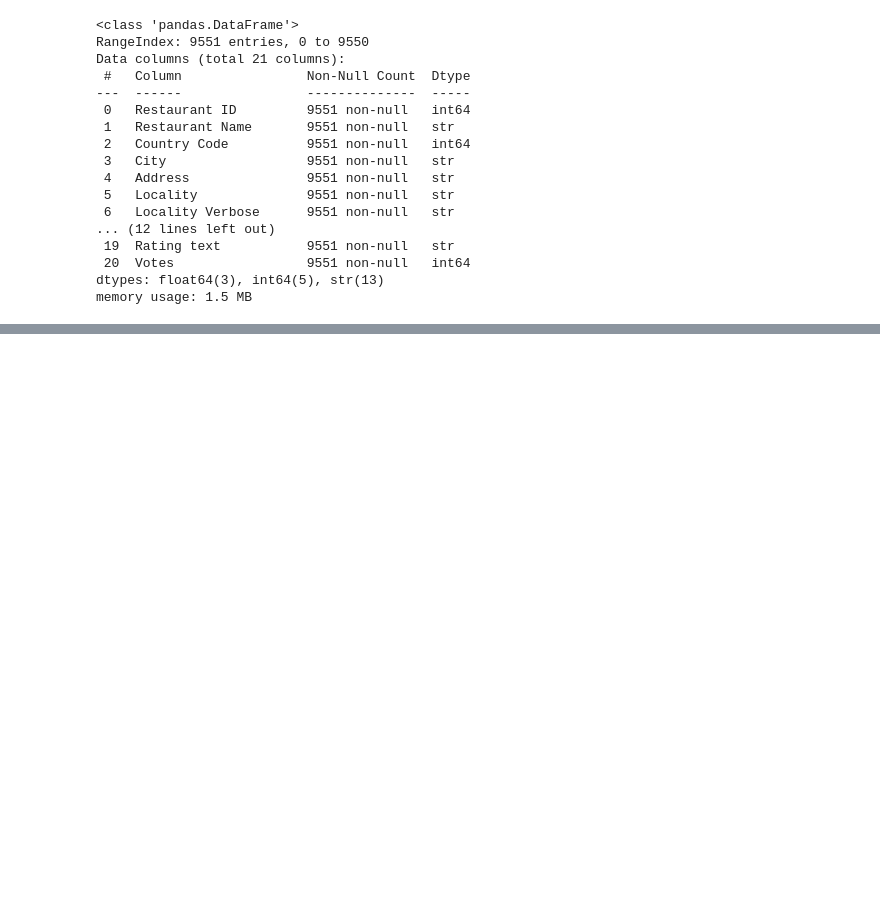
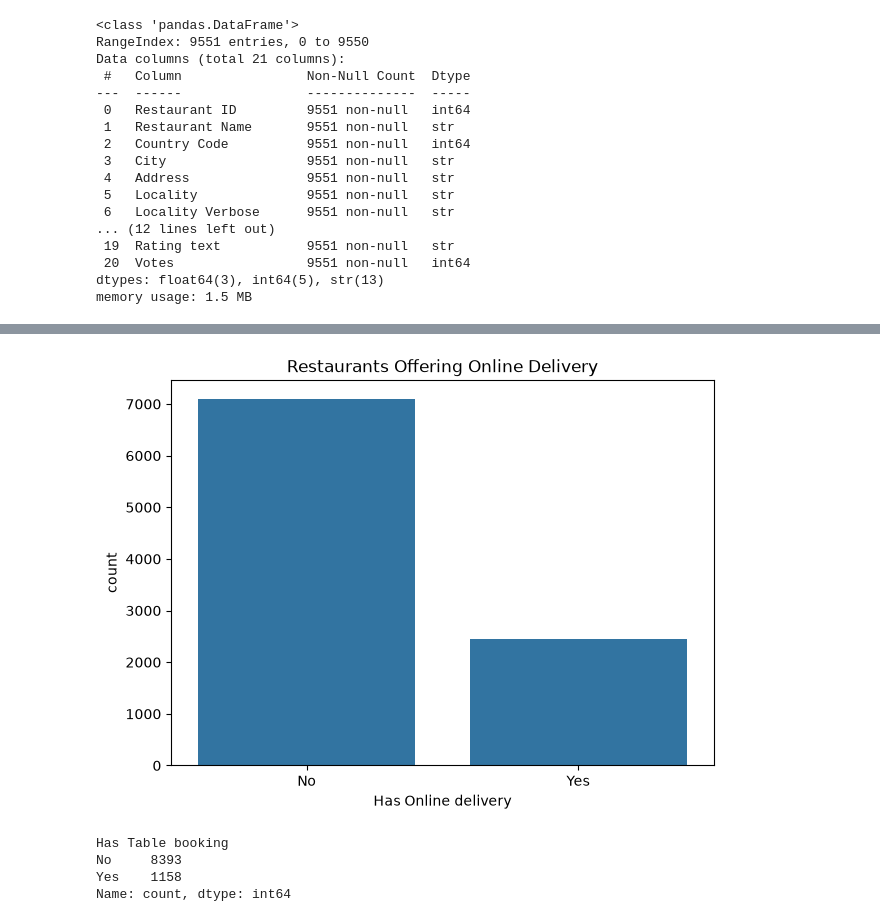
Before and after one commit to aniketsatav/cognifyz-machine-learning-internship, a Jupyter notebook: notebooks/01_EDA_Data_Cleaning.ipynb, the cells around one changed output, grey strips where cells are left out. Saved outputs shown, nothing was run; the diff lists cells and outputs as text; code cells hidden in the pictures; blank space fills up the shorter version.

```diff
--- a/notebooks/01_EDA_Data_Cleaning.ipynb
+++ b/notebooks/01_EDA_Data_Cleaning.ipynb
@@ -81,0 +367,23 @@ memory usage: 1.5 MB
+# %%
+plt.figure(figsize=(7, 5))
+
+sns.countplot(
+    data=df,
+    x="Has Online delivery"
+)
+
+plt.title("Restaurants Offering Online Delivery")
+
+plt.savefig("../outputs/figures/Restaurants_Offering_Online_Delivery.png",
+            bbox_inches="tight")
+
+plt.show()
+# %% [output]
+[figure, added]
+# %%
+df["Has Table booking"].value_counts()
+# %% [output]
+Has Table booking
+No     8393
+Yes    1158
+Name: count, dtype: int64
```
Also changed, not shown: parts of 44 cells of this notebook, 17 other files.
